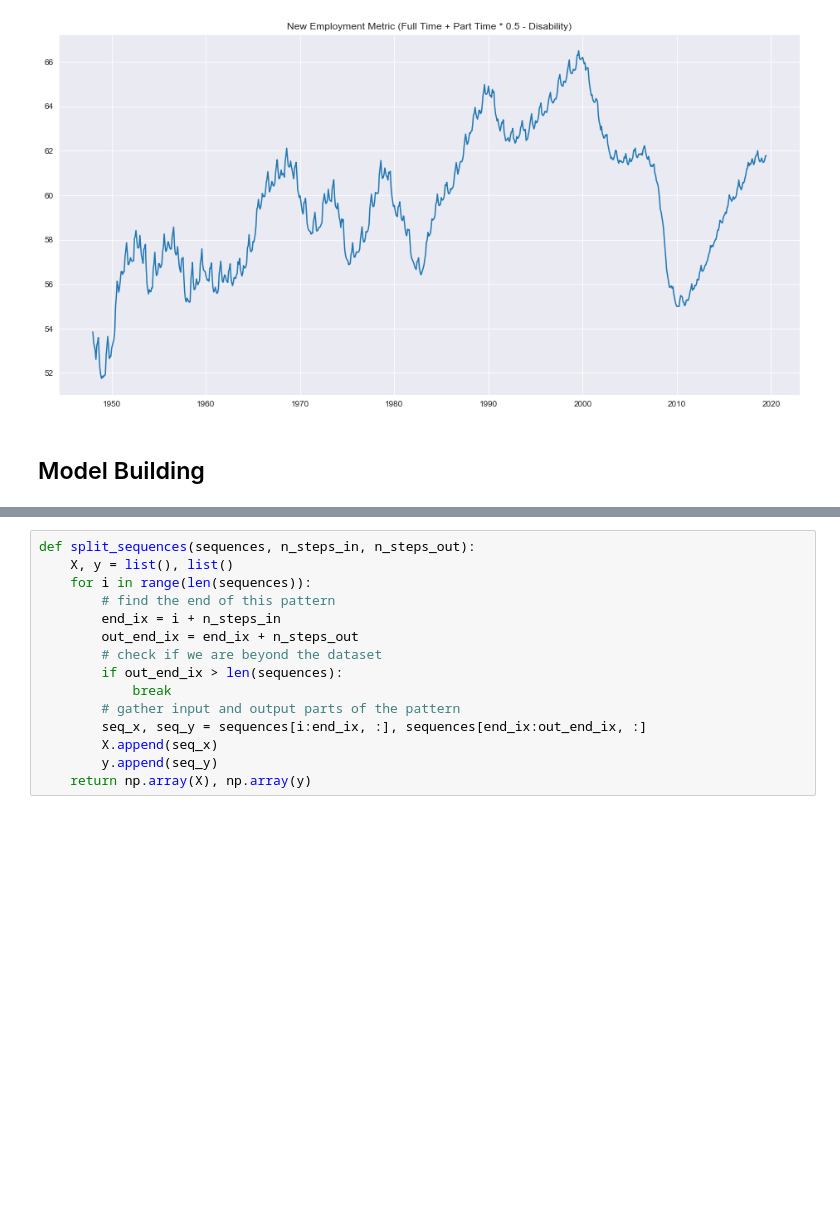
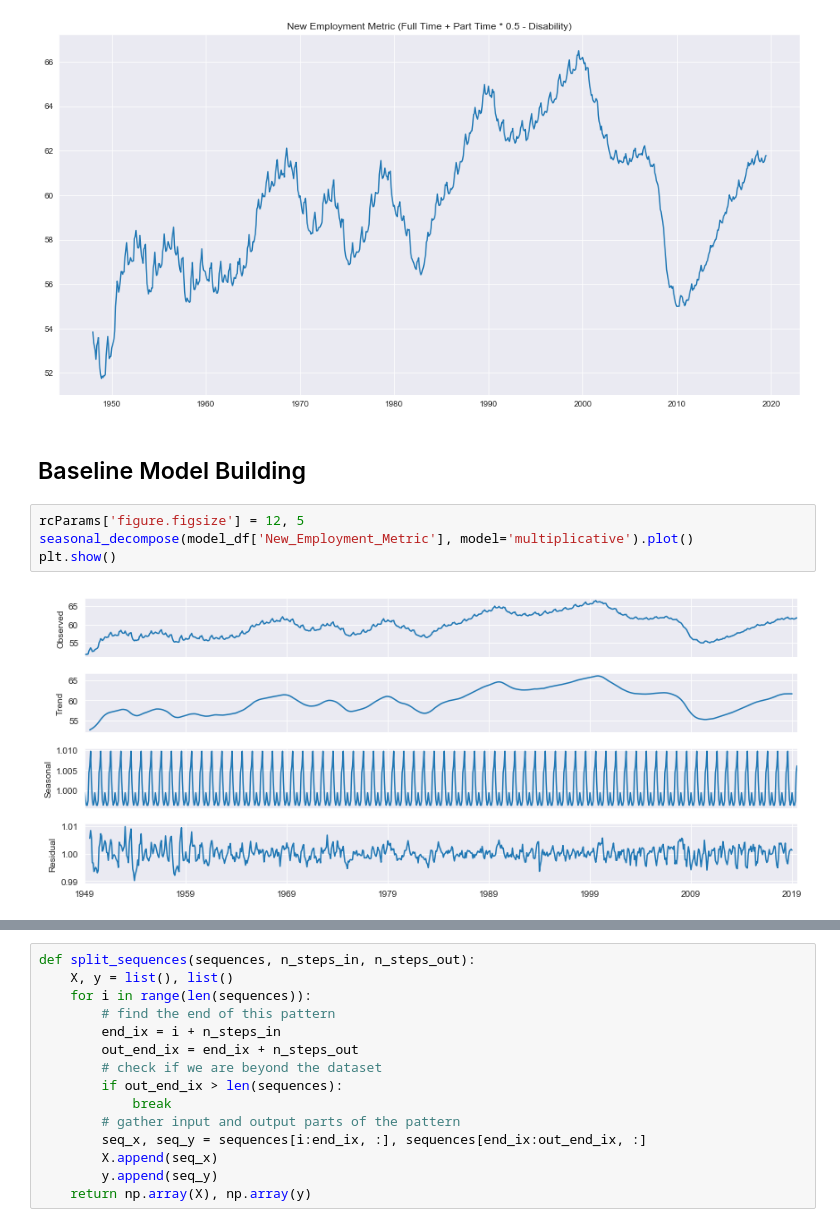
Before and after one commit to zapatos24/Employment_Prediction_LSTM_NN, a Jupyter notebook: mod_7_project.ipynb, the cells around one changed output, grey strips where cells are left out. Saved outputs shown, nothing was run; the diff lists cells and outputs as text; blank space fills up the shorter version.

```diff
--- a/mod_7_project.ipynb
+++ b/mod_7_project.ipynb
@@ -1266,4 +1270,10 @@ plt.title('New Employment Metric (Full Time + Part Time * 0.5 - Disability)')
 Text(0.5, 1.0, 'New Employment Metric (Full Time + Part Time * 0.5 - Disability)')
 [figure]
 # %% [markdown]
-## Model Building
+## Baseline Model Building
+# %%
+rcParams['figure.figsize'] = 12, 5
+seasonal_decompose(model_df['New_Employment_Metric'], model='multiplicative').plot()
+plt.show()
+# %% [output]
+[figure, added]
```
Also changed, not shown: parts of 30 cells of this notebook, 2 other files.
